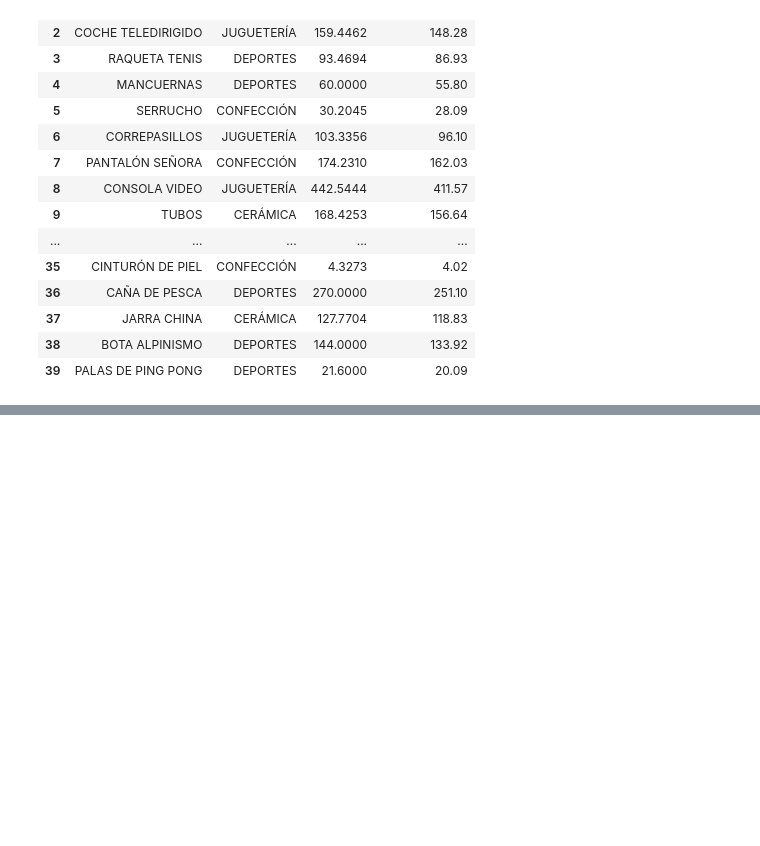
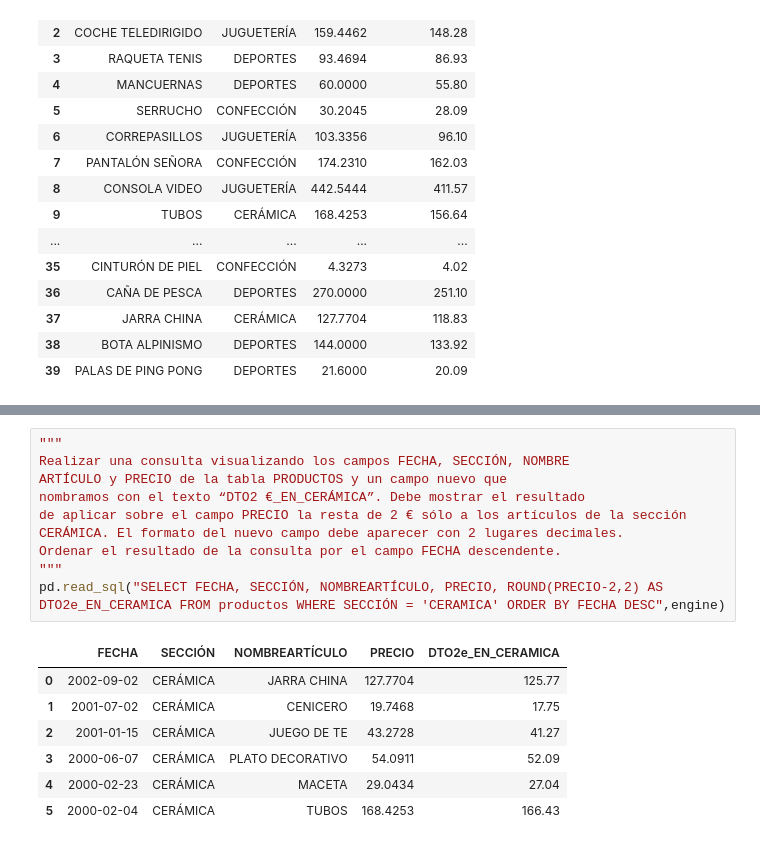
Before and after one commit to preciii7/practica_programacion, a Jupyter notebook: sql/mas_ejercicios_practica.ipynb, the cells around one changed output, grey strips where cells are left out. Saved outputs shown, nothing was run; the diff lists cells and outputs as text; blank space fills up the shorter version.

```diff
--- a/sql/mas_ejercicios_practica.ipynb
+++ b/sql/mas_ejercicios_practica.ipynb
@@ -564,0 +565,18 @@ pd.read_sql("SELECT FECHA, SECCIÓN, NOMBREARTÍCULO, PRECIO, PRECIO-2 AS DTO2e_
+# %%
+"""
+Realizar una consulta visualizando los campos FECHA, SECCIÓN, NOMBRE
+ARTÍCULO y PRECIO de la tabla PRODUCTOS y un campo nuevo que
+nombramos con el texto “DTO2 €_EN_CERÁMICA”. Debe mostrar el resultado
+de aplicar sobre el campo PRECIO la resta de 2 € sólo a los artículos de la sección
+CERÁMICA. El formato del nuevo campo debe aparecer con 2 lugares decimales.
+Ordenar el resultado de la consulta por el campo FECHA descendente.
+"""
+pd.read_sql("SELECT FECHA, SECCIÓN, NOMBREARTÍCULO, PRECIO, ROUND(PRECIO-2,2) AS DTO2e_EN_CERAMICA FROM productos WHERE SECCIÓN = 'CERAMICA' ORDER BY FECHA DESC",engine)
+# %% [output]
+|  | FECHA | SECCIÓN | NOMBREARTÍCULO | PRECIO | DTO2e_EN_CERAMICA |
+| 0 | 2002-09-02 | CERÁMICA | JARRA CHINA | 127.7704 | 125.77 |
+| 1 | 2001-07-02 | CERÁMICA | CENICERO | 19.7468 | 17.75 |
+| 2 | 2001-01-15 | CERÁMICA | JUEGO DE TE | 43.2728 | 41.27 |
+| 3 | 2000-06-07 | CERÁMICA | PLATO DECORATIVO | 54.0911 | 52.09 |
+| 4 | 2000-02-23 | CERÁMICA | MACETA | 29.0434 | 27.04 |
+| 5 | 2000-02-04 | CERÁMICA | TUBOS | 168.4253 | 166.43 |
```
Also changed, not shown: parts of 2 cells of this notebook.
